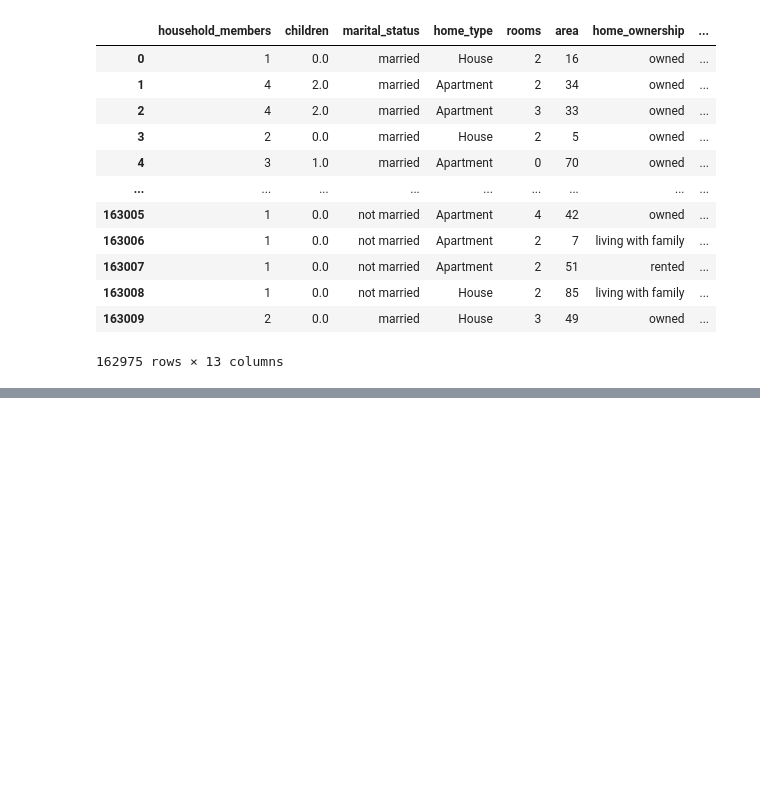
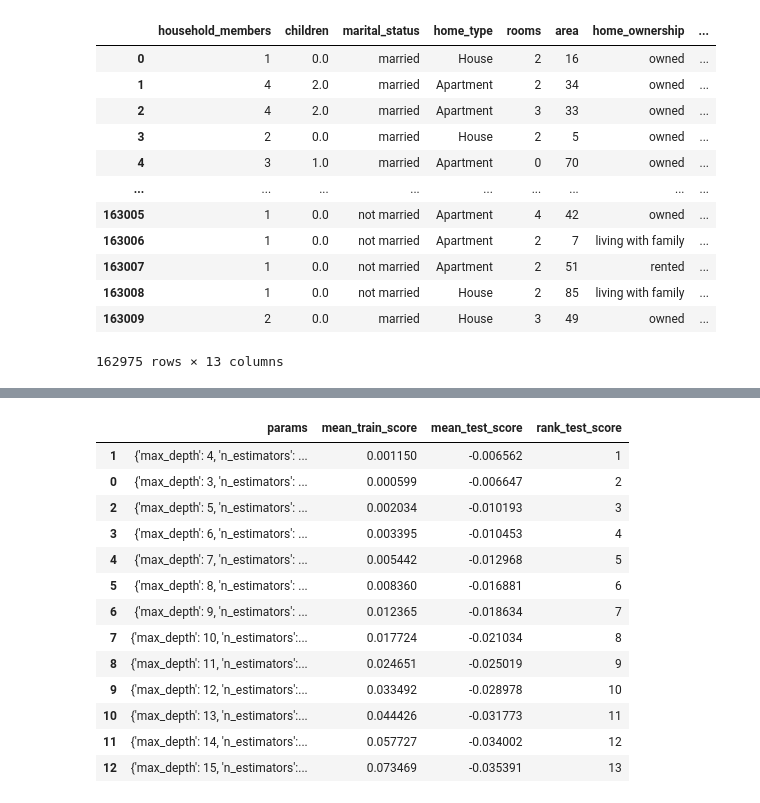
Before and after one commit to jakubyler/UnderstandingBusiness, a Jupyter notebook: UB_notebook.ipynb, the cells around one changed output, grey strips where cells are left out. Cells and saved outputs as stored; diff of their text form; code cells hidden in the pictures; blank space fills up the shorter version.

```diff
--- a/UB_notebook.ipynb
+++ b/UB_notebook.ipynb
@@ -289,0 +327,17 @@ plt.show()
+# %%
+pd.DataFrame(gs.cv_results_)[['params','mean_train_score','mean_test_score','rank_test_score']].sort_values('rank_test_score')
+# %% [output]
+|  | params | mean_train_score | mean_test_score | rank_test_score |
+| 1 | {'max_depth': 4, 'n_estimators': ... | 0.001150 | -0.006562 | 1 |
+| 0 | {'max_depth': 3, 'n_estimators': ... | 0.000599 | -0.006647 | 2 |
+| 2 | {'max_depth': 5, 'n_estimators': ... | 0.002034 | -0.010193 | 3 |
+| 3 | {'max_depth': 6, 'n_estimators': ... | 0.003395 | -0.010453 | 4 |
+| 4 | {'max_depth': 7, 'n_estimators': ... | 0.005442 | -0.012968 | 5 |
+| 5 | {'max_depth': 8, 'n_estimators': ... | 0.008360 | -0.016881 | 6 |
+| 6 | {'max_depth': 9, 'n_estimators': ... | 0.012365 | -0.018634 | 7 |
+| 7 | {'max_depth': 10, 'n_estimators':... | 0.017724 | -0.021034 | 8 |
+| 8 | {'max_depth': 11, 'n_estimators':... | 0.024651 | -0.025019 | 9 |
+| 9 | {'max_depth': 12, 'n_estimators':... | 0.033492 | -0.028978 | 10 |
+| 10 | {'max_depth': 13, 'n_estimators':... | 0.044426 | -0.031773 | 11 |
+| 11 | {'max_depth': 14, 'n_estimators':... | 0.057727 | -0.034002 | 12 |
+| 12 | {'max_depth': 15, 'n_estimators':... | 0.073469 | -0.035391 | 13 |
```
Also changed, not shown: parts of 8 cells of this notebook.
